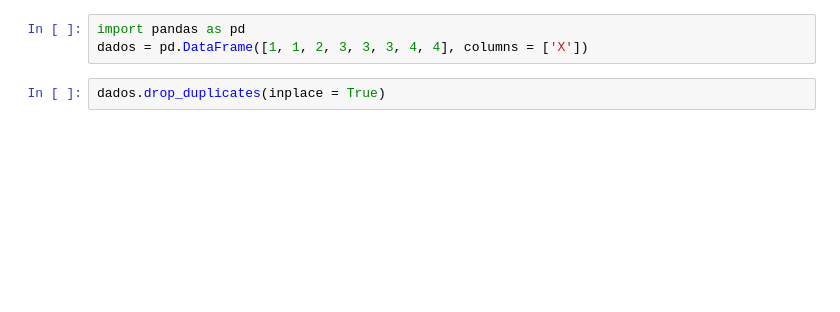
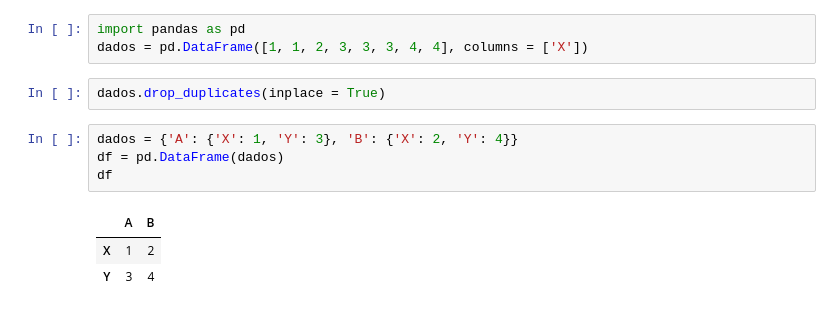
Before and after one commit to renatamontanhana/Pandas_analisando_dados, a Jupyter notebook: exercicios_extras.ipynb, the cells around one changed output. Drawn from its saved outputs; the diff is of its cells as text; blank space fills up the shorter version.

```diff
--- a/exercicios_extras.ipynb
+++ b/exercicios_extras.ipynb
@@ -64,3 +64,11 @@ import pandas as pd
 dados = pd.DataFrame([1, 1, 2, 3, 3, 3, 4, 4], columns = ['X'])
 # %%
 dados.drop_duplicates(inplace = True)
+# %%
+dados = {'A': {'X': 1, 'Y': 3}, 'B': {'X': 2, 'Y': 4}}
+df = pd.DataFrame(dados)
+df
+# %% [output]
+|  | A | B |
+| X | 1 | 2 |
+| Y | 3 | 4 |
```
Also changed, not shown: parts of 1 cell of this notebook.
